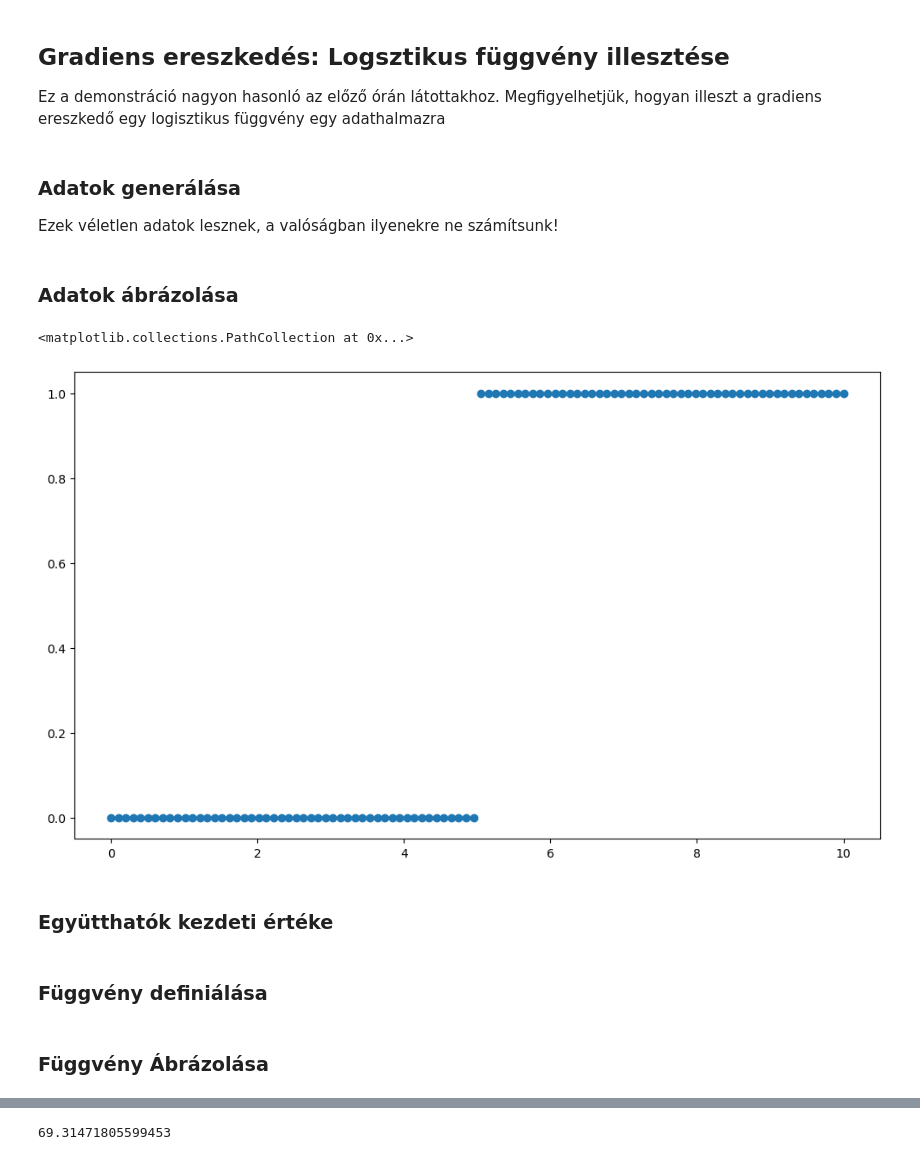
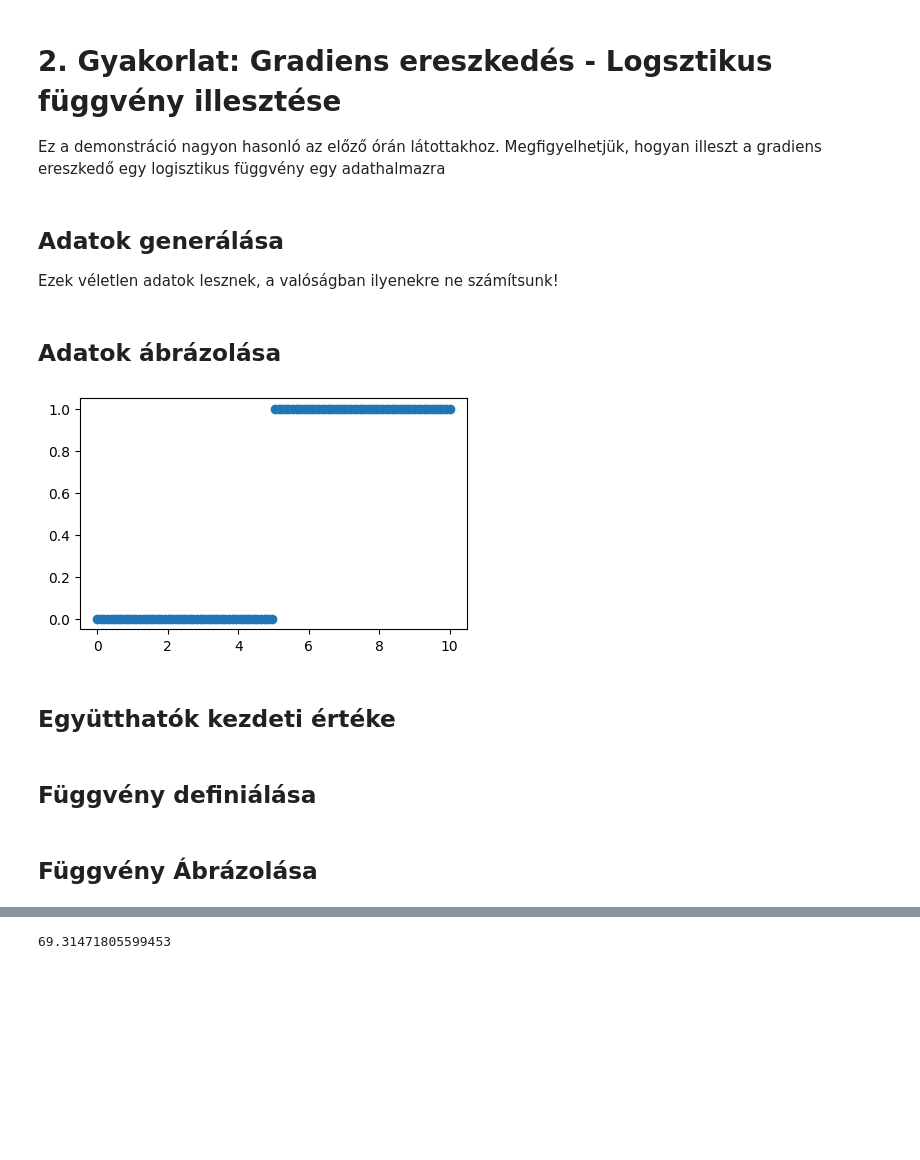
Before and after one commit to basictask/Elemzesmodszertan, a Jupyter notebook: 2_classification/code/2_classification_logistic_gradient.ipynb, the cells around one changed output, grey strips where cells are left out. Saved outputs shown, nothing was run; the diff lists cells and outputs as text; code cells hidden in the pictures; blank space fills up the shorter version.

```diff
--- a/2_classification/code/2_classification_logistic_gradient.ipynb
+++ b/2_classification/code/2_classification_logistic_gradient.ipynb
@@ -1,5 +1,5 @@
 # %% [markdown]
-## Gradiens ereszkedés: Logsztikus függvény illesztése
+# 2. Gyakorlat: Gradiens ereszkedés - Logsztikus függvény illesztése
 Ez a demonstráció nagyon hasonló az előző órán látottakhoz. Megfigyelhetjük, hogyan illeszt a gradiens ereszkedő egy logisztikus függvény egy adathalmazra
 # %%
 # Könyvtárak
@@ -7,7 +7,7 @@ import numpy as np
 import matplotlib.pyplot as plt
 plt.rcParams.update({'figure.max_open_warning': 1000}) # Ezzel óvatosan
 # %% [markdown]
-### Adatok generálása
+## Adatok generálása
 Ezek véletlen adatok lesznek, a valóságban ilyenekre ne számítsunk!
 # %%
 X = np.array(np.linspace(0, 10, 100))
@@ -21,13 +21,13 @@ for i in range(len(X)):
 
 y = np.array(y)
 # %% [markdown]
-### Adatok ábrázolása
+## Adatok ábrázolása
 # %%
-plt.figure(figsize=(12, 7))
+plt.figure(figsize=(5, 3))
 plt.scatter(X, y)
+plt.show()
 # %% [output]
-<matplotlib.collections.PathCollection at 0x...>
-[figure, old version]
+[figure, new version]
 # %% [markdown]
-### Együtthatók kezdeti értéke
+## Együtthatók kezdeti értéke
 # %%
@@ -37,3 +37,3 @@ alpha = 0.001
 # %% [markdown]
-### Függvény definiálása
+## Függvény definiálása
 # %%
@@ -42,5 +42,5 @@ def sigmoid(b0, b1, x):
 
 P = sigmoid(b0, b1, X)
 # %% [markdown]
-### Függvény Ábrázolása
+## Függvény Ábrázolása
 # %%
```
Also changed, not shown: parts of 8 cells of this notebook, 6 other files.
